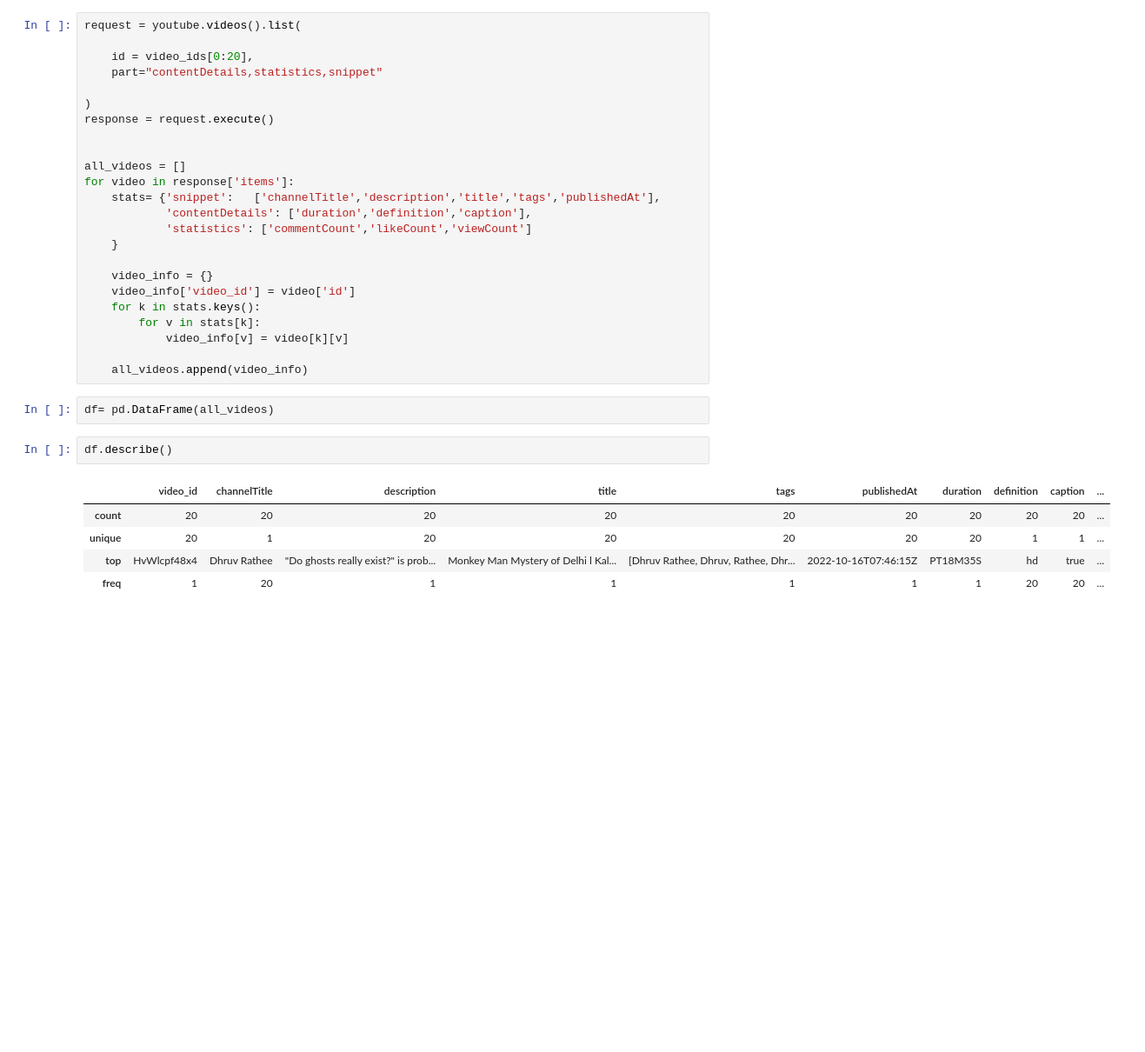
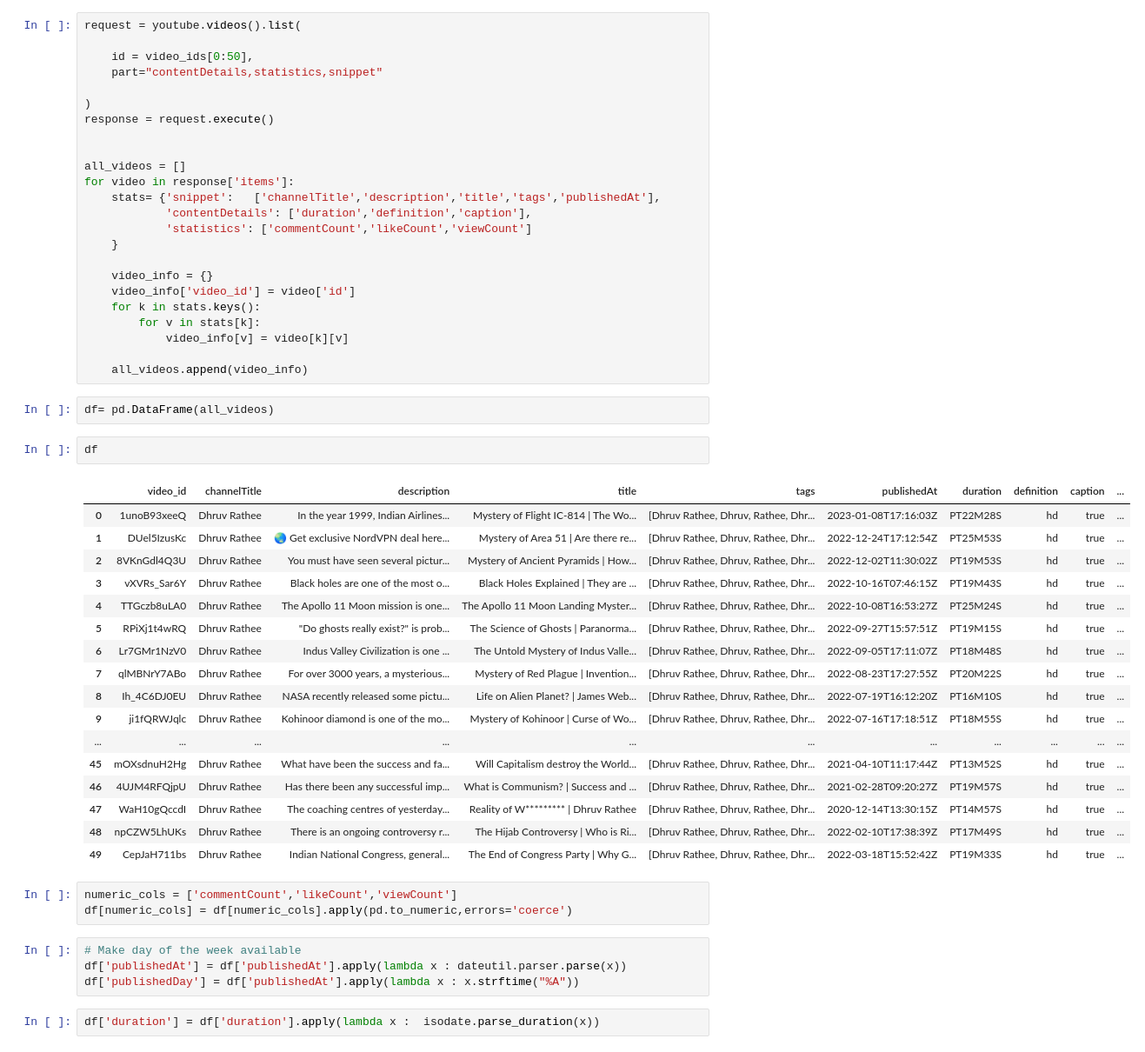
Before and after one commit to Vishal-rkavk/youtube_channel_dhruvrathee_analysis, a Jupyter notebook: analysing_dhruverathee_channel.ipynb, the cells around one changed output. Shown at 87% size. Saved outputs shown, nothing was run; the diff lists cells and outputs as text; blank space fills up the shorter version.

```diff
--- a/analysing_dhruverathee_channel.ipynb
+++ b/analysing_dhruverathee_channel.ipynb
@@ -121,7 +125,7 @@ Total Videos 585
 # %%
 request = youtube.videos().list(
 
-    id = video_ids[0:20],
+    id = video_ids[0:50],
     part="contentDetails,statistics,snippet"
 
 )
@@ -145,10 +149,31 @@ for video in response['items']:
 # %%
 df= pd.DataFrame(all_videos)
 # %%
-df.describe()
+df
 # %% [output]
 |  | video_id | channelTitle | description | title | tags | publishedAt | duration | definition | caption | ... |
-| count | 20 | 20 | 20 | 20 | 20 | 20 | 20 | 20 | 20 | ... |
-| unique | 20 | 1 | 20 | 20 | 20 | 20 | 20 | 1 | 1 | ... |
-| top | HvWlcpf48x4 | Dhruv Rathee | "Do ghosts really exist?" is prob... | Monkey Man Mystery of Delhi l Kal... | [Dhruv Rathee, Dhruv, Rathee, Dhr... | 2022-10-16T07:46:15Z | PT18M35S | hd | true | ... |
-| freq | 1 | 20 | 1 | 1 | 1 | 1 | 1 | 20 | 20 | ... |
+| 0 | 1unoB93xeeQ | Dhruv Rathee | In the year 1999, Indian Airlines... | Mystery of Flight IC-814 | The Wo... | [Dhruv Rathee, Dhruv, Rathee, Dhr... | 2023-01-08T17:16:03Z | PT22M28S | hd | true | ... |
+| 1 | DUel5IzusKc | Dhruv Rathee | 🌏 Get exclusive NordVPN deal here... | Mystery of Area 51 | Are there re... | [Dhruv Rathee, Dhruv, Rathee, Dhr... | 2022-12-24T17:12:54Z | PT25M53S | hd | true | ... |
+| 2 | 8VKnGdl4Q3U | Dhruv Rathee | You must have seen several pictur... | Mystery of Ancient Pyramids | How... | [Dhruv Rathee, Dhruv, Rathee, Dhr... | 2022-12-02T11:30:02Z | PT19M53S | hd | true | ... |
+| 3 | vXVRs_Sar6Y | Dhruv Rathee | Black holes are one of the most o... | Black Holes Explained | They are ... | [Dhruv Rathee, Dhruv, Rathee, Dhr... | 2022-10-16T07:46:15Z | PT19M43S | hd | true | ... |
+| 4 | TTGczb8uLA0 | Dhruv Rathee | The Apollo 11 Moon mission is one... | The Apollo 11 Moon Landing Myster... | [Dhruv Rathee, Dhruv, Rathee, Dhr... | 2022-10-08T16:53:27Z | PT25M24S | hd | true | ... |
+| 5 | RPiXj1t4wRQ | Dhruv Rathee | "Do ghosts really exist?" is prob... | The Science of Ghosts | Paranorma... | [Dhruv Rathee, Dhruv, Rathee, Dhr... | 2022-09-27T15:57:51Z | PT19M15S | hd | true | ... |
+| 6 | Lr7GMr1NzV0 | Dhruv Rathee | Indus Valley Civilization is one ... | The Untold Mystery of Indus Valle... | [Dhruv Rathee, Dhruv, Rathee, Dhr... | 2022-09-05T17:11:07Z | PT18M48S | hd | true | ... |
+| 7 | qlMBNrY7ABo | Dhruv Rathee | For over 3000 years, a mysterious... | Mystery of Red Plague | Invention... | [Dhruv Rathee, Dhruv, Rathee, Dhr... | 2022-08-23T17:27:55Z | PT20M22S | hd | true | ... |
+| 8 | Ih_4C6DJ0EU | Dhruv Rathee | NASA recently released some pictu... | Life on Alien Planet? | James Web... | [Dhruv Rathee, Dhruv, Rathee, Dhr... | 2022-07-19T16:12:20Z | PT16M10S | hd | true | ... |
+| 9 | ji1fQRWJqlc | Dhruv Rathee | Kohinoor diamond is one of the mo... | Mystery of Kohinoor | Curse of Wo... | [Dhruv Rathee, Dhruv, Rathee, Dhr... | 2022-07-16T17:18:51Z | PT18M55S | hd | true | ... |
+| ... | ... | ... | ... | ... | ... | ... | ... | ... | ... | ... |
+| 45 | mOXsdnuH2Hg | Dhruv Rathee | What have been the success and fa... | Will Capitalism destroy the World... | [Dhruv Rathee, Dhruv, Rathee, Dhr... | 2021-04-10T11:17:44Z | PT13M52S | hd | true | ... |
+| 46 | 4UJM4RFQjpU | Dhruv Rathee | Has there been any successful imp... | What is Communism? | Success and ... | [Dhruv Rathee, Dhruv, Rathee, Dhr... | 2021-02-28T09:20:27Z | PT19M57S | hd | true | ... |
+| 47 | WaH10gQccdI | Dhruv Rathee | The coaching centres of yesterday... | Reality of W********* | Dhruv Rathee | [Dhruv Rathee, Dhruv, Rathee, Dhr... | 2020-12-14T13:30:15Z | PT14M57S | hd | true | ... |
+| 48 | npCZW5LhUKs | Dhruv Rathee | There is an ongoing controversy r... | The Hijab Controversy | Who is Ri... | [Dhruv Rathee, Dhruv, Rathee, Dhr... | 2022-02-10T17:38:39Z | PT17M49S | hd | true | ... |
+| 49 | CepJaH711bs | Dhruv Rathee | Indian National Congress, general... | The End of Congress Party | Why G... | [Dhruv Rathee, Dhruv, Rathee, Dhr... | 2022-03-18T15:52:42Z | PT19M33S | hd | true | ... |
+# %%
+numeric_cols = ['commentCount','likeCount','viewCount']
+df[numeric_cols] = df[numeric_cols].apply(pd.to_numeric,errors='coerce')
+# %%
+# Make day of the week available
+df['publishedAt'] = df['publishedAt'].apply(lambda x : dateutil.parser.parse(x))
+df['publishedDay'] = df['publishedAt'].apply(lambda x : x.strftime("%A"))
+# %%
+df['duration'] = df['duration'].apply(lambda x :  isodate.parse_duration(x))
```
Also changed, not shown: parts of 19 cells of this notebook.
